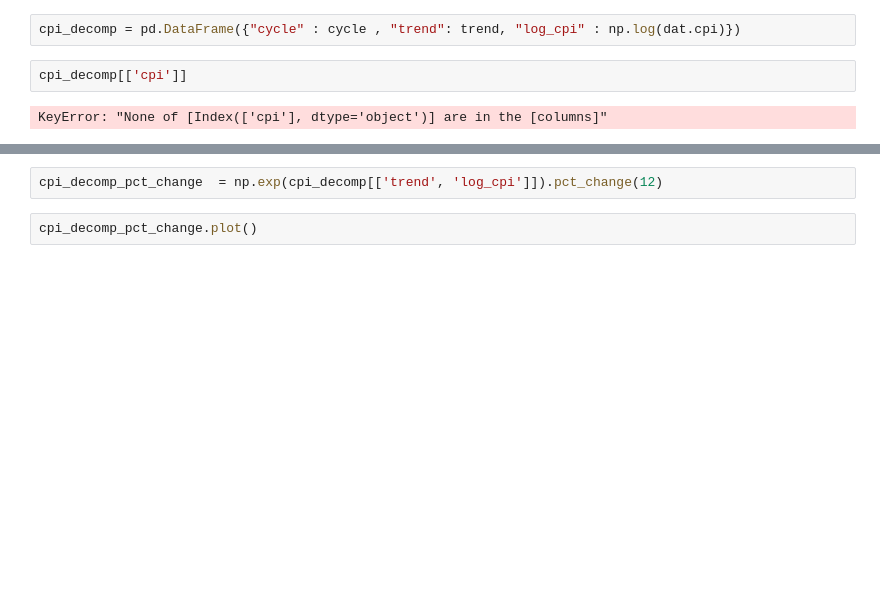
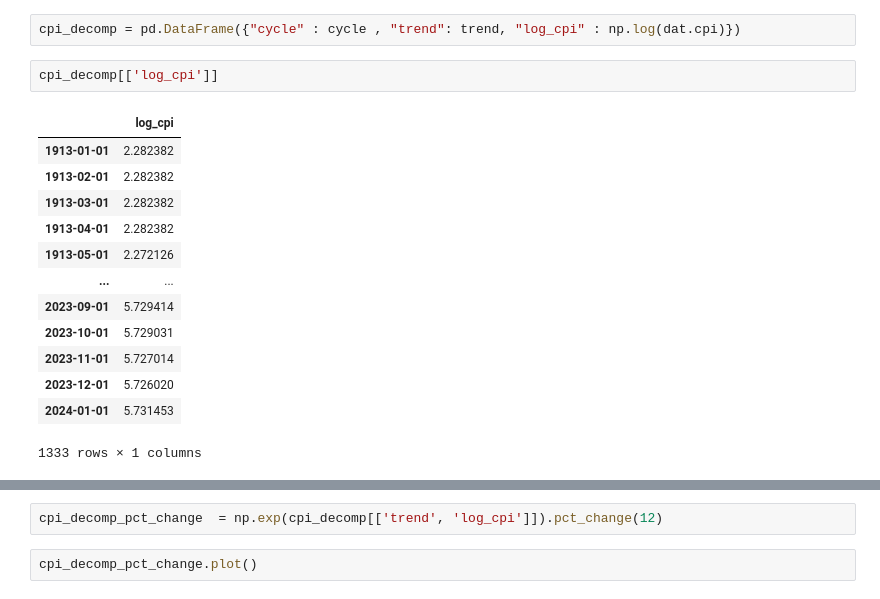
Before and after one commit to jrosenko/Inflation_project, a Jupyter notebook: inflation_trend.ipynb, the cells around one changed output, grey strips where cells are left out. Saved outputs shown, nothing was run; the diff lists cells and outputs as text; blank space fills up the shorter version.

```diff
--- a/inflation_trend.ipynb
+++ b/inflation_trend.ipynb
@@ -170,9 +166,21 @@ trend.plot()
 # %%
 cpi_decomp = pd.DataFrame({"cycle" : cycle , "trend": trend, "log_cpi" : np.log(dat.cpi)})
 # %%
-cpi_decomp[['cpi']]
+cpi_decomp[['log_cpi']]
 # %% [output]
+|  | log_cpi |
+| 1913-01-01 | 2.282382 |
+| 1913-02-01 | 2.282382 |
+| 1913-03-01 | 2.282382 |
+| 1913-04-01 | 2.282382 |
+| 1913-05-01 | 2.272126 |
+| ... | ... |
+| 2023-09-01 | 5.729414 |
+| 2023-10-01 | 5.729031 |
+| 2023-11-01 | 5.727014 |
+| 2023-12-01 | 5.726020 |
+| 2024-01-01 | 5.731453 |
-KeyError: "None of [Index(['cpi'], dtype='object')] are in the [columns]"
+1333 rows × 1 columns
 # %%
 cpi_decomp['cycle'].plot()
 # %% [output]
```
Also changed, not shown: parts of 27 cells of this notebook.
